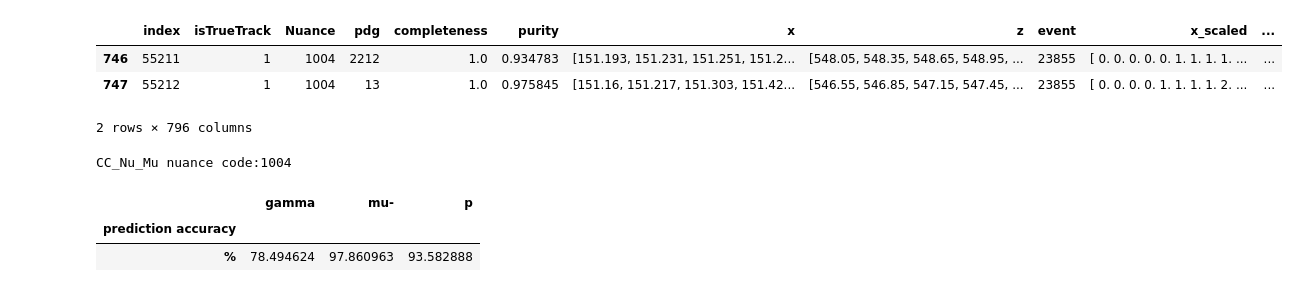
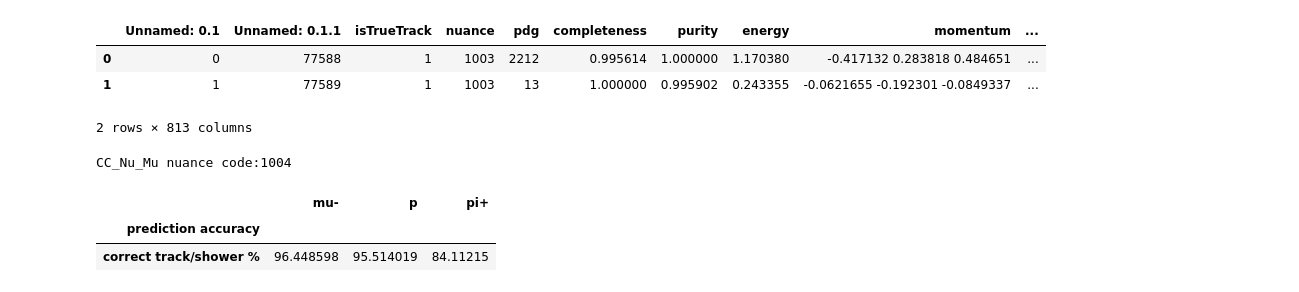
Before and after one commit to daanyaal1/Pandora-Masters-Project, a Jupyter notebook: Deep Learning/DL_RealWorldPerformance.ipynb, the cells around one changed output. Saved outputs shown, nothing was run; the diff lists cells and outputs as text; code cells hidden in the pictures.

```diff
--- a/Deep Learning/DL_RealWorldPerformance.ipynb
+++ b/Deep Learning/DL_RealWorldPerformance.ipynb
@@ -14,0 +17,5 @@ event_df2.head(2)
+# %%
+event_df = pd.read_csv('../RL data/hit pixels/vars_hit_pixels_1003nuance_CCRES_mu-_p_pi+.csv', index_col=0)
+energy_event_df = pd.read_csv('../RL data/energy pixels/vars_energy_smeared_version_2_1003nuance_CCRES_mu-_p_pi+.csv', index_col=0)
+#event_df2 = pd.read_csv('../RL data/hit pixels/vars_hit_pixels_1003nuance_CCRES_mu-_p_pi+.csv', index_col=0)
+energy_event_df.head(2)
@@ -18,0 +29,6 @@ model = load_model('my_model_1.h5')
+# %%
+model = load_model('track_shower_model.h5')
+bdt_model=load('track_shower_decision_tree.joblib' )
+e_gamma_model = load_model('electron_gamma_model.h5')
+p_mu_pi_model=load_model('proton_muon_pion_model_3.h5')
+#p_mu_pi_model=load_model('proton_muon_pion_model.h5')
@@ -19,9 +88,9 @@ model = load_model('my_model_1.h5')
 # %%
-event_1_test = (event_df[pixel_cols].values).astype('float32')
-event_2_test = (event_df2[pixel_cols].values).astype('float32')
+event_test = (event_df[pixel_cols].values).astype('float32')
+#energy_event_test = (event_df2[pixel_cols].values).astype('float32')
 # %%
-event_1_test=event_1_test/255.0
-event_2_test=event_2_test/255.0
-event_1_test = event_1_test.reshape(event_1_test.shape[0], 28, 28,1)
-event_2_test = event_2_test.reshape(event_2_test.shape[0], 28, 28,1)
-event_2_test
+event_test=event_test/255.0
+#energy_event_test=energy_event_test/255.0
+event_test = event_test.reshape(event_test.shape[0], 28, 28,1)
+#energy_event_test = energy_event_test.reshape(energy_event_test.shape[0], 28, 28,1)
+#energy_event_test
@@ -46,11 +97,11 @@ array([[[[ 1.],
 # %%
 # Predict the values from the validation dataset
-y_pred = model.predict(event_1_test)
+y_pred = model.predict(event_test)
 y_pred = np.argmax(y_pred, axis = 1)
 event_df['track_pred']=y_pred
 event_df.head(2)
 # %% [output]
-|  | index | isTrueTrack | Nuance | pdg | completeness | purity | x | z | event | x_scaled | ... |
-| 746 | 55211 | 1 | 1004 | 2212 | 1.0 | 0.934783 | [151.193, 151.231, 151.251, 151.2... | [548.05, 548.35, 548.65, 548.95, ... | 23855 | [ 0. 0. 0. 0. 0. 1. 1. 1. 1. ... | ... |
-| 747 | 55212 | 1 | 1004 | 13 | 1.0 | 0.975845 | [151.16, 151.217, 151.303, 151.42... | [546.55, 546.85, 547.15, 547.45, ... | 23855 | [ 0. 0. 0. 0. 1. 1. 1. 1. 2. ... | ... |
+|  | Unnamed: 0.1 | Unnamed: 0.1.1 | isTrueTrack | nuance | pdg | completeness | purity | energy | momentum | ... |
+| 0 | 0 | 77588 | 1 | 1003 | 2212 | 0.995614 | 1.000000 | 1.170380 | -0.417132 0.283818 0.484651 | ... |
+| 1 | 1 | 77589 | 1 | 1003 | 13 | 1.000000 | 0.995902 | 0.243355 | -0.0621655 -0.192301 -0.0849337 | ... |
-2 rows × 796 columns
+2 rows × 813 columns
@@ -57,5 +111,5 @@ event_df.head(2)
 # %%
-particles = ['mu-', 'p', 'gamma']
+particles = ['mu-', 'p', 'pi+']
 accuracy=[]
 for pdg in particles:
     true = len(event_df[event_df.pdg==pdg_dict[pdg]])
@@ -65,13 +119,13 @@ print('CC_Nu_Mu nuance code:1004')
 accuracy = [[i] for i in accuracy]
 dictionary = dict(zip(particles, accuracy))
 result = pd.DataFrame(data=dictionary)
-result['prediction accuracy']= '%'
+result['prediction accuracy']= 'correct track/shower %'
 result =result.set_index('prediction accuracy')
 result=result*100
 result
 # %% [output]
 CC_Nu_Mu nuance code:1004
-|  | gamma | mu- | p |
+|  | mu- | p | pi+ |
 | prediction accuracy |  |  |  |
-| % | 78.494624 | 97.860963 | 93.582888 |
+| correct track/shower % | 96.448598 | 95.514019 | 84.11215 |
 # %%
```
Also changed, not shown: parts of 23 cells of this notebook, 4 other files.
